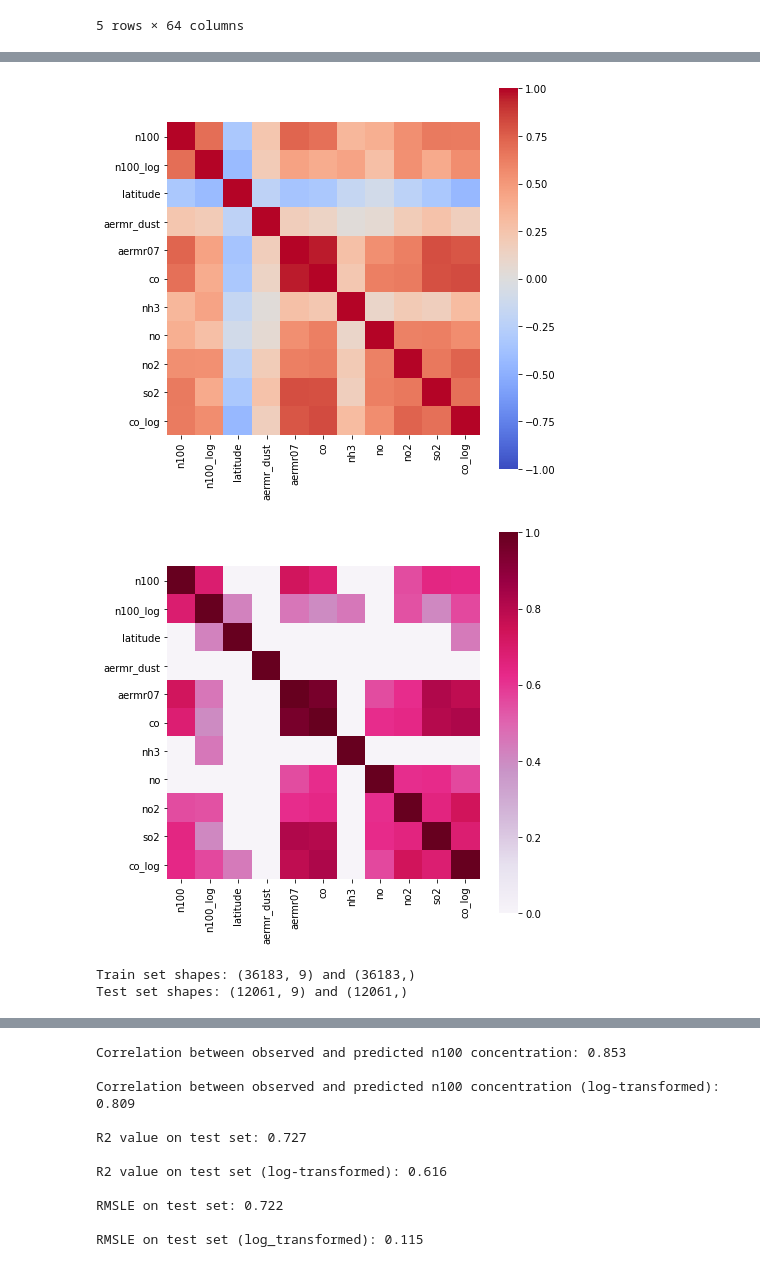
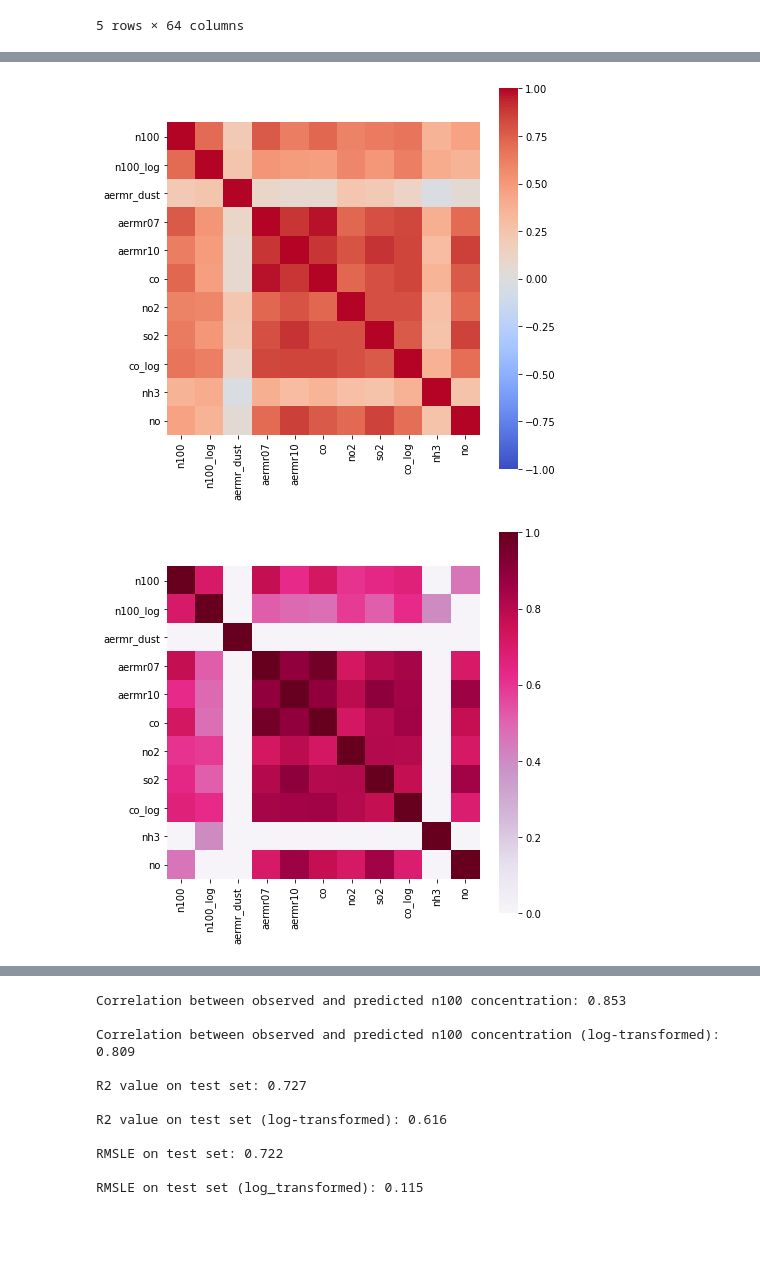
Before and after one commit to ellarauth/CCN-proxy-modeling, a Jupyter notebook: modelling.ipynb, the cells around one changed output, grey strips where cells are left out. Drawn from its saved outputs; the diff is of its cells as text; code cells hidden in the pictures; blank space fills up the shorter version.

```diff
--- a/modelling.ipynb
+++ b/modelling.ipynb
@@ -174,3 +223,24 @@ data.head()
 | 3 | ABZ-2012-01-29 | ABZ | 2012-01-29 | 0.477536 | 0.878612 | 0.561889 | 0.438057 | 0.898947 | 2977.512500 | 8.665312e-12 | ... |
 | 4 | ABZ-2012-01-30 | ABZ | 2012-01-30 | 0.492548 | 0.870285 | 0.561889 | 0.438057 | 0.898947 | 2702.463636 | 1.436837e-11 | ... |
 5 rows × 64 columns
+# %%
+date_ranges = pd.read_csv('metadata/date_ranges_of_stations.csv', parse_dates=['start_date', 'end_date'], dayfirst=True)
+date_ranges.head()
+
+new_data = []
+
+for c in cities:
+    sd = date_ranges.start_date.loc[date_ranges.station == c].iloc[0]
+    ed = date_ranges.end_date.loc[date_ranges.station == c].iloc[0]
+    c_data = data.loc[data.station == c]
+    c_data = c_data.loc[c_data.date >= sd]
+    c_data = c_data.loc[c_data.date <= ed]
+    new_data.append(c_data)
+
+new_data = pd.concat(new_data)
+new_data = new_data.reset_index(drop=True)
+
+plt.hist(data.date, bins=100)
+plt.hist(new_data.date, bins=100)
+
+data = new_data
@@ -177,49 +249,18 @@ data.head()
 # %%
-predictors = ['latitude', 'aermr_dust', 'aermr07', 'co', 'nh3', 'no', 'no2', 'so2', 'co_log']
+predictors = ['aermr_dust', 'aermr07', 'aermr10', 'co', 'no2', 'so2', 'co_log', 'nh3', 'no']
+# predictors = ['latitude', 'aermr_dust', 'aermr07', 'co', 'nh3', 'no', 'no2', 'so2', 'co_log']
 
 corr = data[['n100', 'n100_log']+predictors].corr()
 
 plt.figure(figsize=(7, 7))
 sns.heatmap(corr, xticklabels=['n100', 'n100_log']+predictors, yticklabels=['n100', 'n100_log']+predictors,
             cmap='coolwarm', cbar=True, square=True, vmin=-1, vmax=1)
 
 corr_coll = np.abs(corr)
 corr_coll[corr_coll < 0.4] = 0
 plt.figure(figsize=(7, 7))
 sns.heatmap(corr_coll, xticklabels=['n100', 'n100_log']+predictors, yticklabels=['n100', 'n100_log']+predictors,
             cmap='PuRd', cbar=True, square=True, vmin=0, vmax=1);
 # %% [output]
-[figure, old version]
+[figure, new version]
-[figure, old version]
+[figure, new version]
-# %%
-# splitting the dataset into training (75%) and testing (25%) sets
-indices = np.arange(len(data))
-np.random.seed(42)
-np.random.shuffle(indices)
-split = int(len(indices) * 0.75)
-train_indices = indices[:split]
-test_indices = indices[split:]
-
-# predictor variables
-X_train = np.array(np.take(data[predictors], train_indices, 0))
-X_test = np.array(np.take(data[predictors], test_indices, 0))
-
-# n100 concentration
-log_transf_n100 = False
-y_train = None
-y_test = None
-log_y_test = np.array(np.take(data.n100_log, test_indices, 0))
-orig_y_test = np.array(np.take(data.n100, test_indices, 0))
-
-if not log_transf_n100:
-    y_train = np.array(np.take(data.n100, train_indices, 0))
-    y_test = orig_y_test
-else:
-    y_train = np.array(np.take(data.n100_log, train_indices, 0))
-    y_test = log_y_test
-
-print('Train set shapes:', X_train.shape, 'and', y_train.shape)
-print('Test set shapes:', X_test.shape, 'and', y_test.shape)
-# %% [output]
-Train set shapes: (36183, 9) and (36183,)
-Test set shapes: (12061, 9) and (12061,)
```
Also changed, not shown: parts of 9 cells of this notebook, 1 other file.
